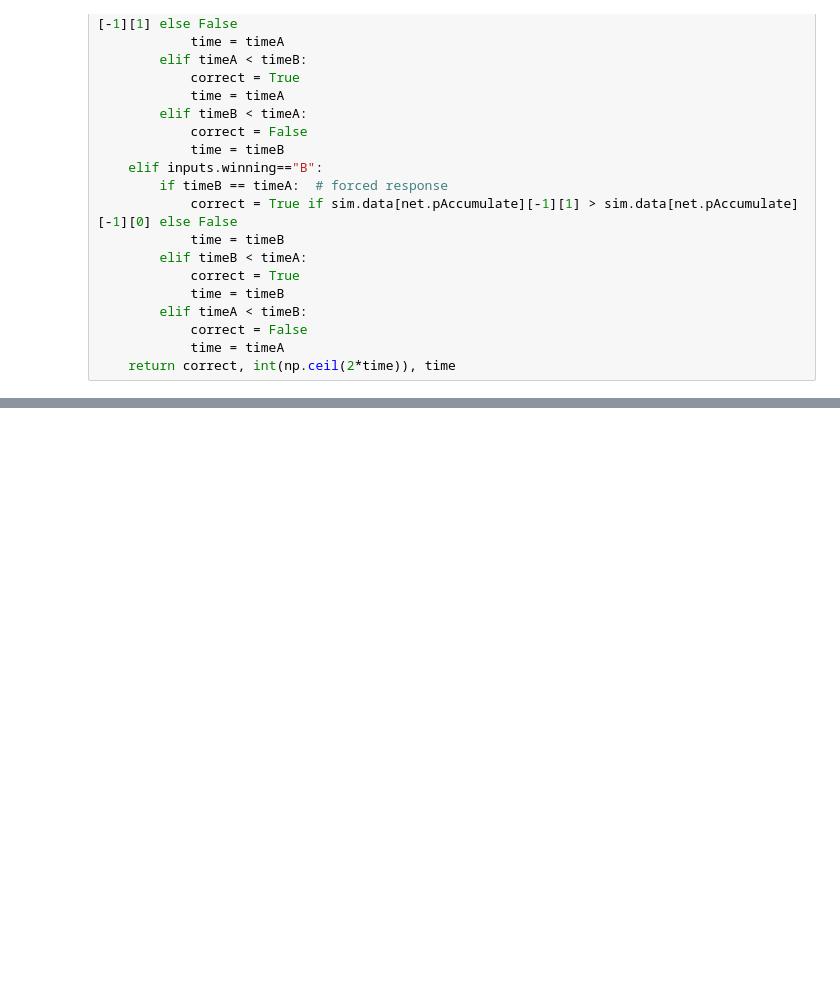
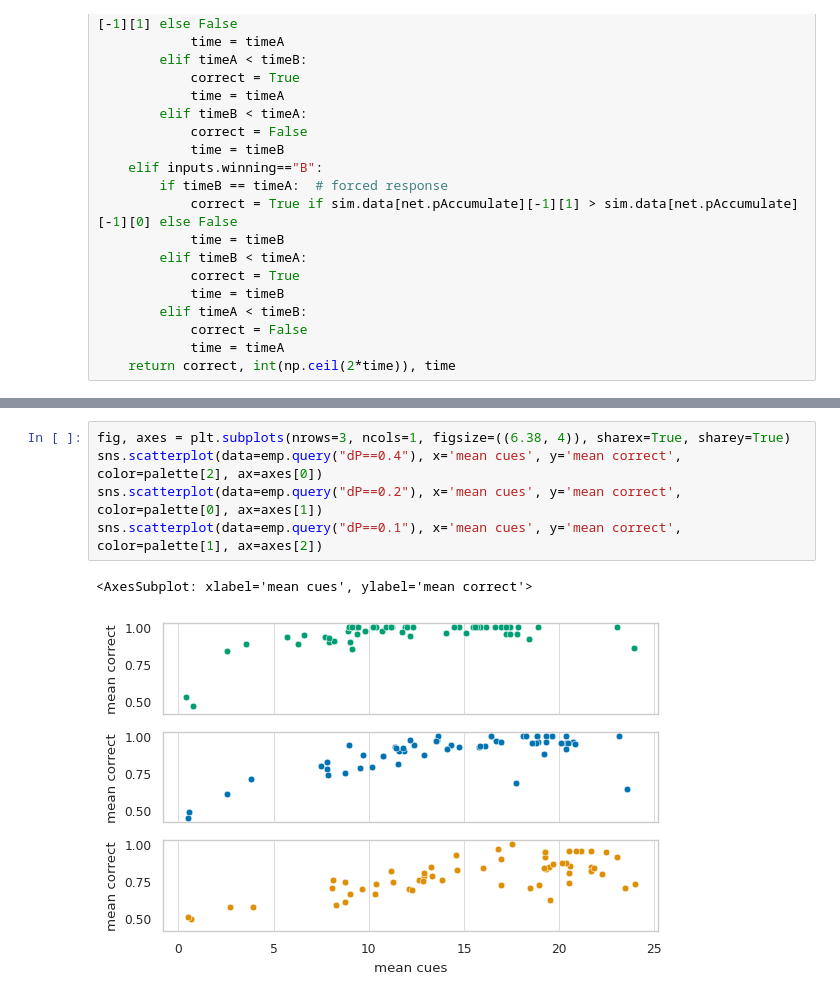
Before and after one commit to psipeter/value-accumulation, a Jupyter notebook: analysis.ipynb, the cells around one changed output, grey strips where cells are left out. Drawn from its saved outputs; the diff is of its cells as text; blank space fills up the shorter version.

```diff
--- a/analysis.ipynb
+++ b/analysis.ipynb
@@ -268,0 +256,8 @@ plt.tight_layout()
+# %%
+fig, axes = plt.subplots(nrows=3, ncols=1, figsize=((6.38, 4)), sharex=True, sharey=True)
+sns.scatterplot(data=emp.query("dP==0.4"), x='mean cues', y='mean correct', color=palette[2], ax=axes[0])
+sns.scatterplot(data=emp.query("dP==0.2"), x='mean cues', y='mean correct', color=palette[0], ax=axes[1])
+sns.scatterplot(data=emp.query("dP==0.1"), x='mean cues', y='mean correct', color=palette[1], ax=axes[2])
+# %% [output]
+<AxesSubplot: xlabel='mean cues', ylabel='mean correct'>
+[figure, added]
```
Also changed, not shown: parts of 14 cells of this notebook.
